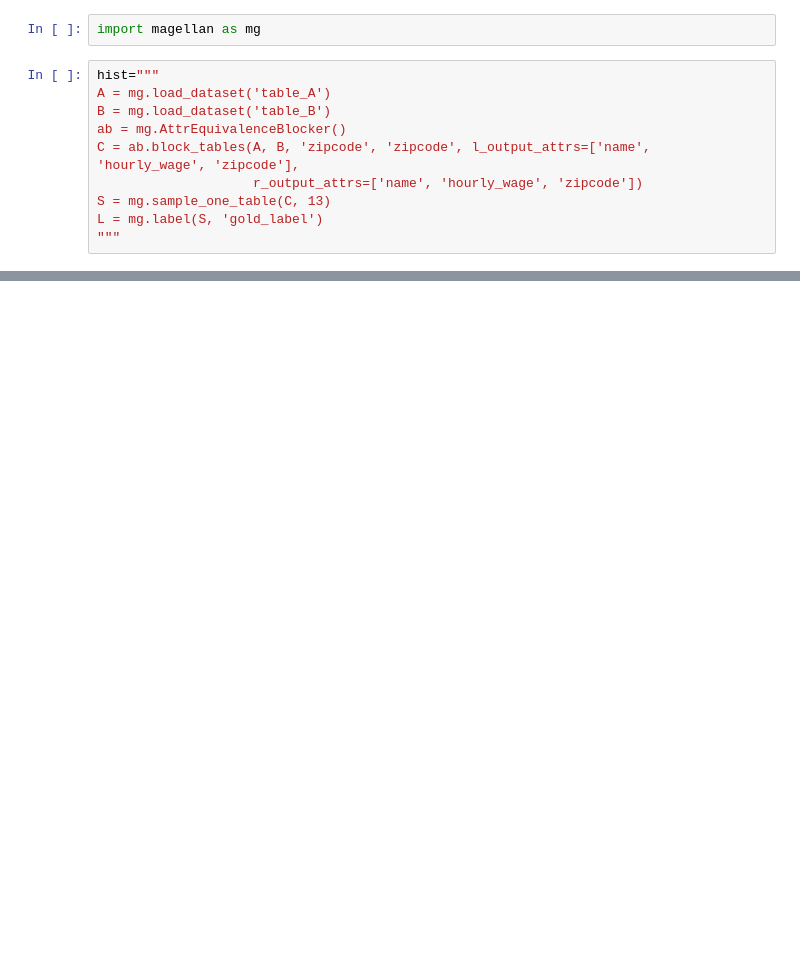
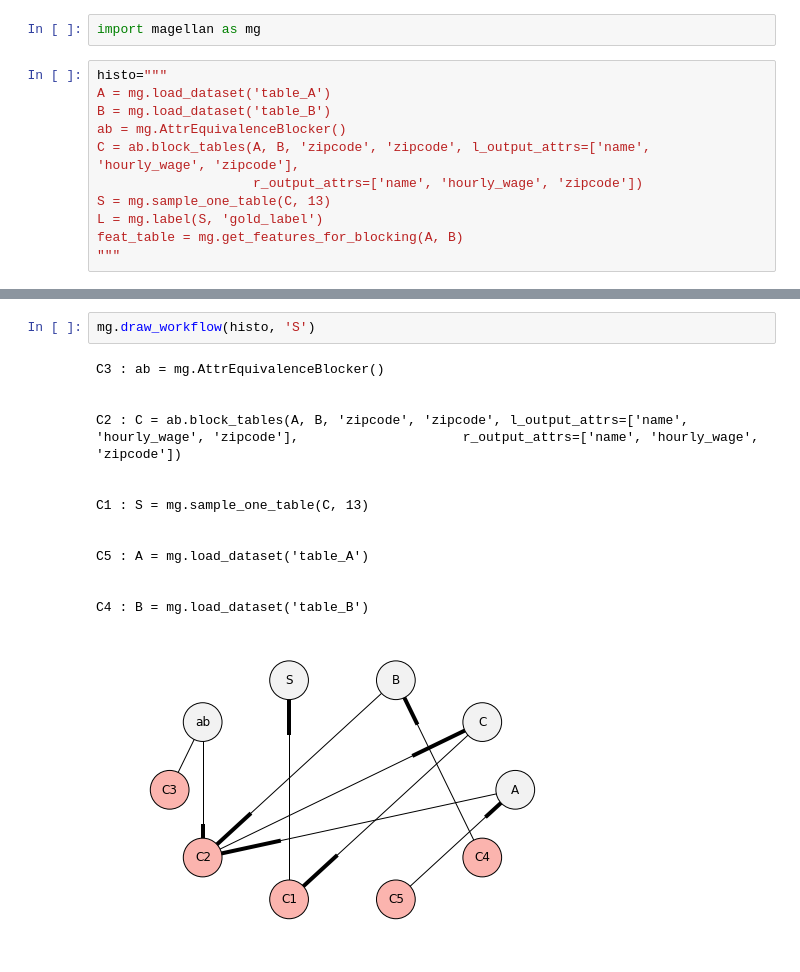
Before and after one commit to kvpradap/enrique, a Jupyter notebook: notebooks/test2.ipynb, the cells around one changed output, grey strips where cells are left out. Cells and saved outputs as stored; diff of their text form; blank space fills up the shorter version.

Commit message:
updated code to get workflow
Updated code to get workflow

```diff
--- a/notebooks/test2.ipynb
+++ b/notebooks/test2.ipynb
@@ -4,7 +4,7 @@ sys.path.append('/scratch/pradap/python-work/enrique/')
 # %%
 import magellan as mg
 # %%
-hist="""
+histo="""
 A = mg.load_dataset('table_A')
 B = mg.load_dataset('table_B')
 ab = mg.AttrEquivalenceBlocker()
@@ -12,4 +12,5 @@ C = ab.block_tables(A, B, 'zipcode', 'zipcode', l_output_attrs=['name', 'hourly_
                     r_output_attrs=['name', 'hourly_wage', 'zipcode'])
 S = mg.sample_one_table(C, 13)
 L = mg.label(S, 'gold_label')
+feat_table = mg.get_features_for_blocking(A, B)
 """
@@ -33,0 +21,17 @@ v
+# %%
+mg.draw_workflow(histo, 'S')
+# %% [output]
+C3 : ab = mg.AttrEquivalenceBlocker()
+
+
+C2 : C = ab.block_tables(A, B, 'zipcode', 'zipcode', l_output_attrs=['name', 'hourly_wage', 'zipcode'],                     r_output_attrs=['name', 'hourly_wage', 'zipcode'])
+
+
+C1 : S = mg.sample_one_table(C, 13)
+
+
+C5 : A = mg.load_dataset('table_A')
+
+
+C4 : B = mg.load_dataset('table_B')
+[figure, added]
```
Also changed, not shown: parts of 5 cells of this notebook, 43 other files.
